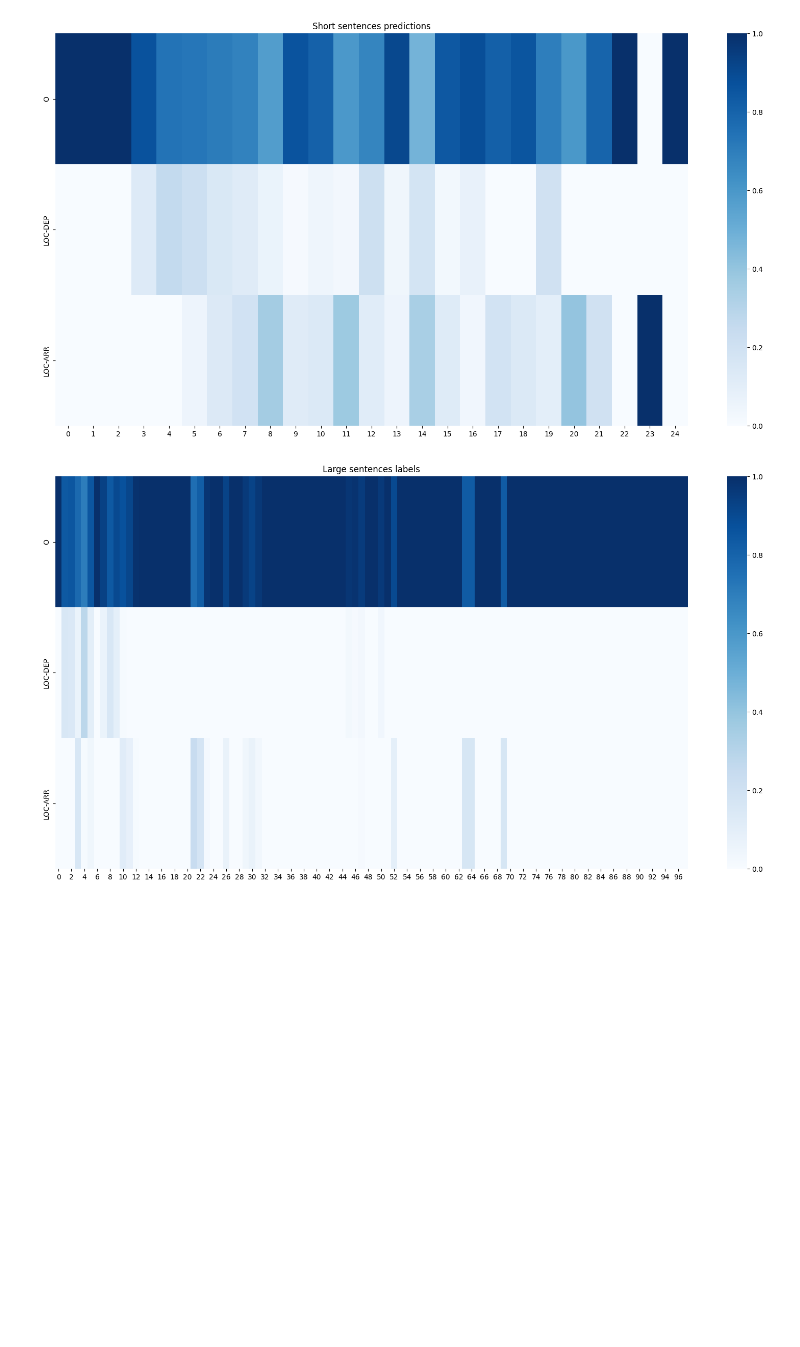
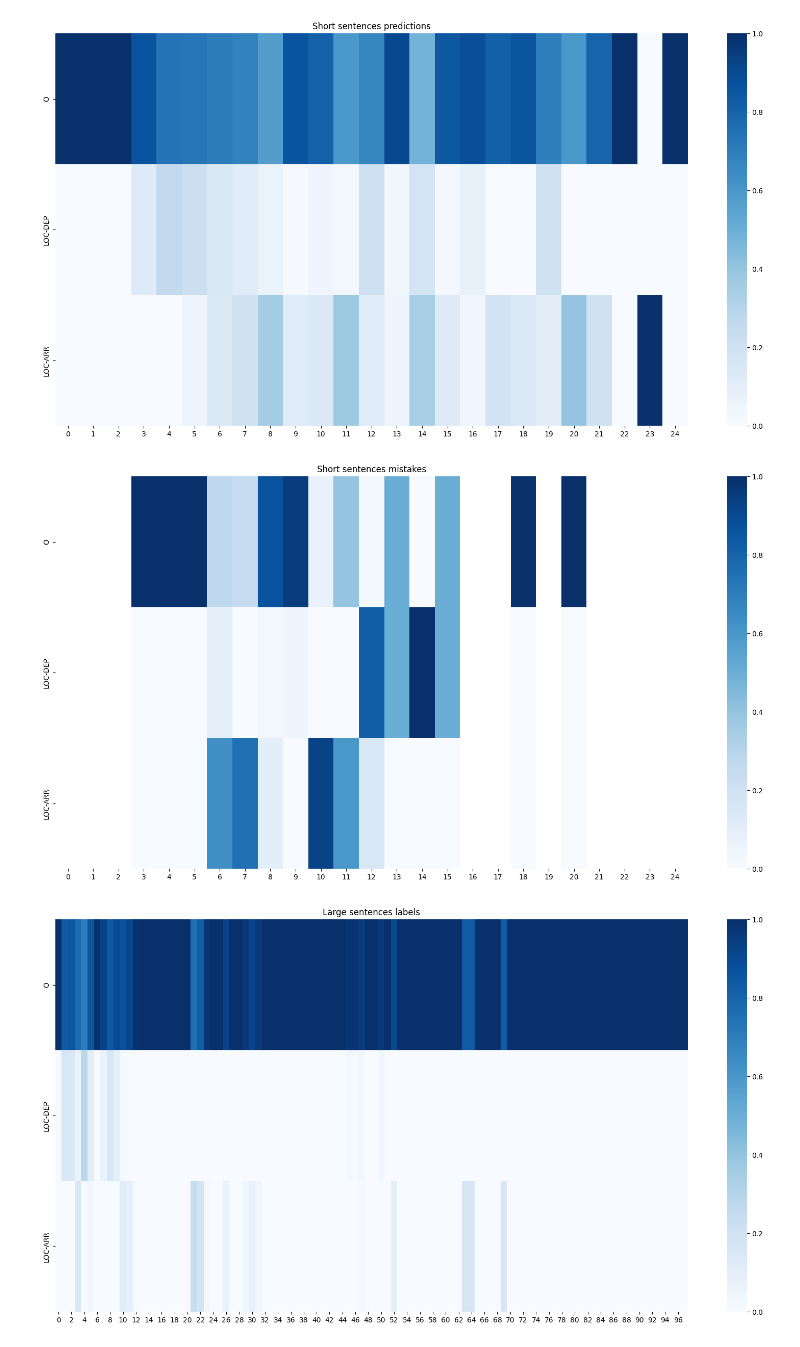
Before and after one commit to lucas066001/TravelOrderResolver, a Jupyter notebook: deepl_ner.ipynb, the cells around one changed output. Saved outputs shown, nothing was run; the diff lists cells and outputs as text; code cells hidden in the pictures; blank space fills up the shorter version.

```diff
--- a/deepl_ner.ipynb
+++ b/deepl_ner.ipynb
@@ -831,6 +833,15 @@ label_pos_freq_in_sentences(
 )
 # %% [output]
 [figure]
+# %%
+label_pos_freq_in_sentences(
+    get_mistakes_positions(blstm_eval_short_predictions, padded_eval_short_labels),
+    unique_labels,
+    title="Short sentences mistakes",
+    max_len=25,
+)
+# %% [output]
+[figure, added]
 # %%
 label_pos_freq_in_sentences(
     padded_eval_large_labels, unique_labels, title="Large sentences labels"
```
Also changed, not shown: parts of 4 cells of this notebook.
